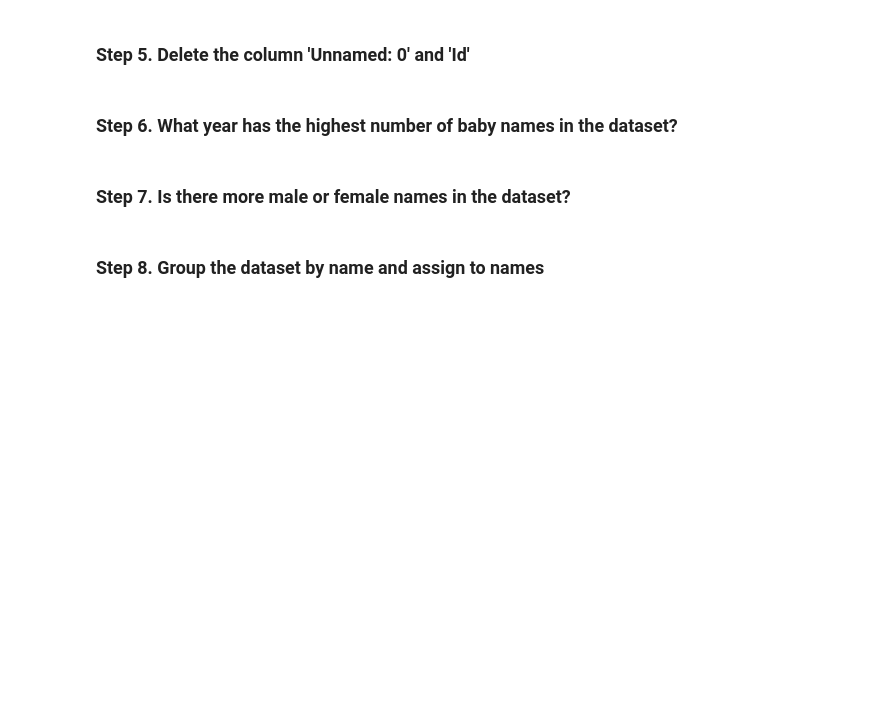
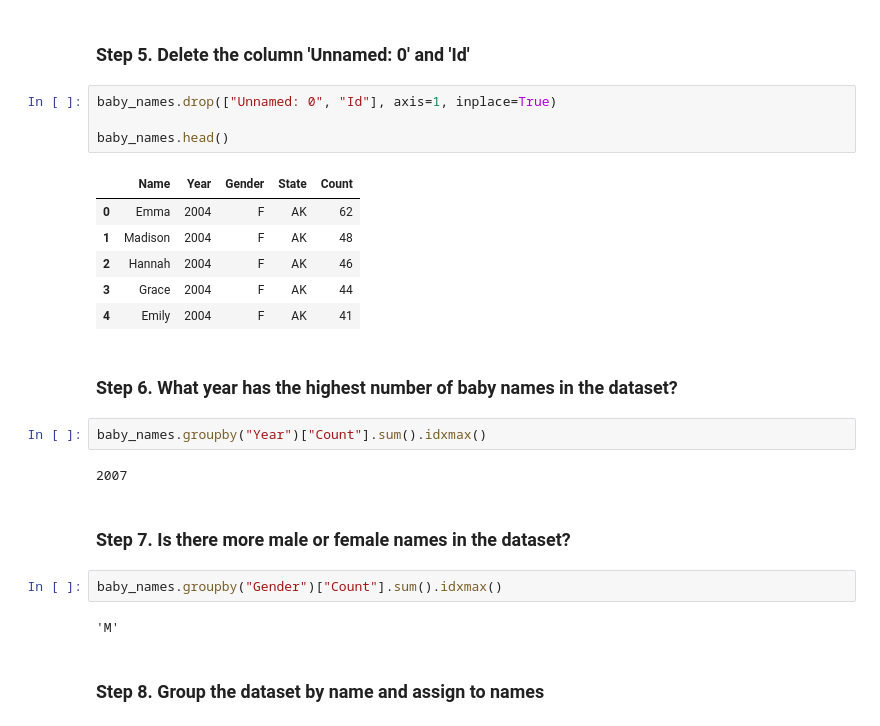
Before and after one commit to hichamsergi/Hacker-Rank, a Jupyter notebook: Pandas_exercise/MACRO.ipynb, the cells around one changed output. Cells and saved outputs as stored; diff of their text form; blank space fills up the shorter version.

```diff
--- a/Pandas_exercise/MACRO.ipynb
+++ b/Pandas_exercise/MACRO.ipynb
@@ -1723,9 +1723,28 @@ baby_names.head(10)
 | 9 | 11358 | 11359 | Sophia | 2004 | F | AK | 28 |
 # %% [markdown]
 ### Step 5. Delete the column 'Unnamed: 0' and 'Id'
+# %%
+baby_names.drop(["Unnamed: 0", "Id"], axis=1, inplace=True)
+
+baby_names.head()
+# %% [output]
+|  | Name | Year | Gender | State | Count |
+| 0 | Emma | 2004 | F | AK | 62 |
+| 1 | Madison | 2004 | F | AK | 48 |
+| 2 | Hannah | 2004 | F | AK | 46 |
+| 3 | Grace | 2004 | F | AK | 44 |
+| 4 | Emily | 2004 | F | AK | 41 |
 # %% [markdown]
 ### Step 6. What year has the highest number of baby names in the dataset?
+# %%
+baby_names.groupby("Year")["Count"].sum().idxmax()
+# %% [output]
+2007
 # %% [markdown]
 ### Step 7. Is there more male or female names in the dataset?
+# %%
+baby_names.groupby("Gender")["Count"].sum().idxmax()
+# %% [output]
+'M'
 # %% [markdown]
 ### Step 8. Group the dataset by name and assign to names
```
Also changed, not shown: parts of 21 cells of this notebook.
